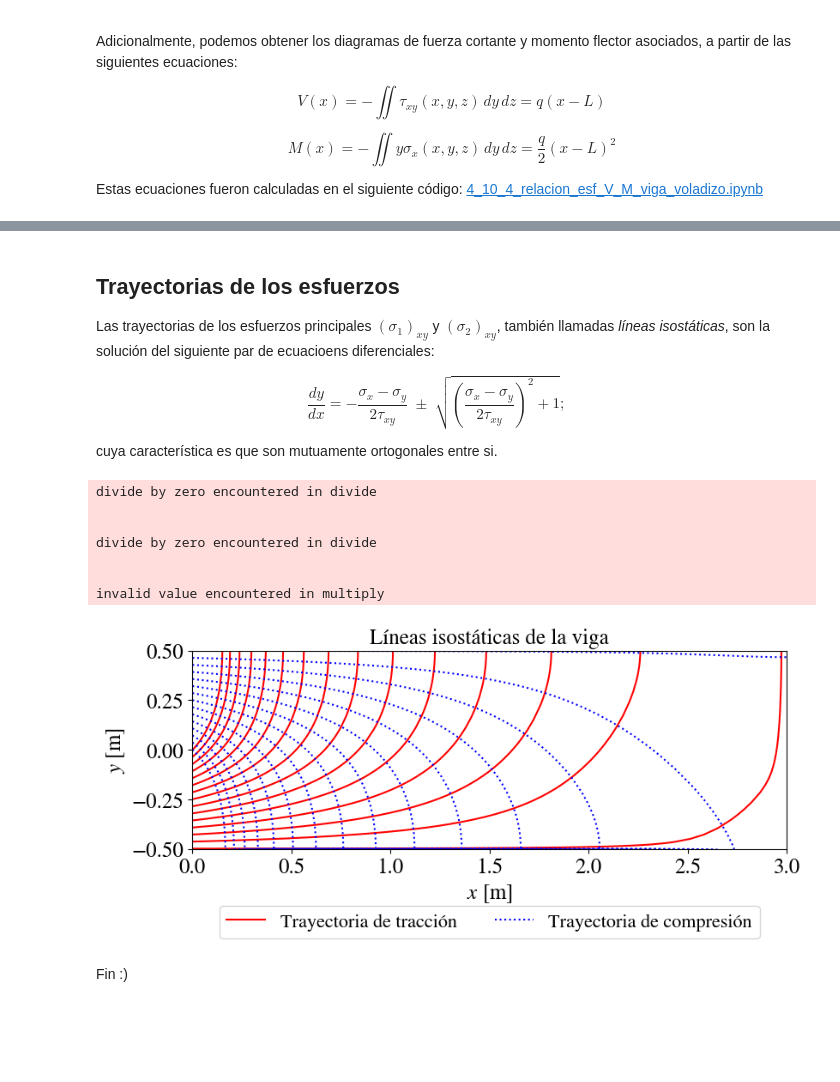
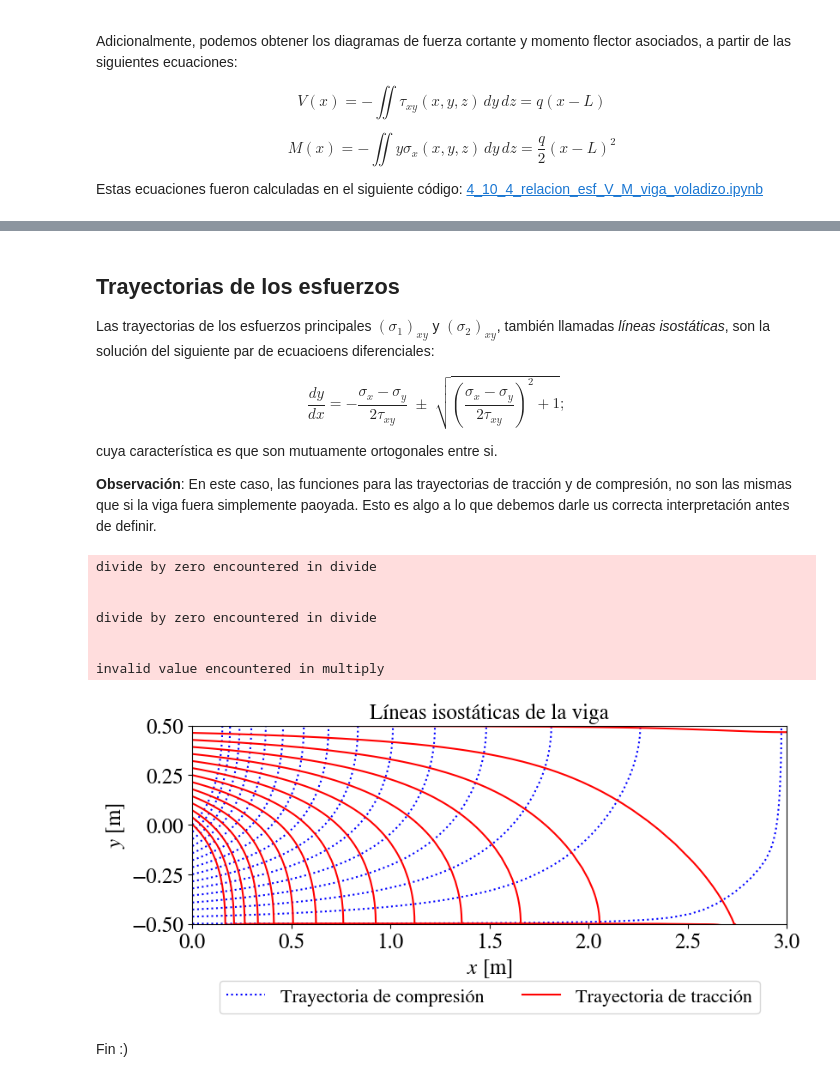
Before and after one commit to michaelherediaperez/medio-continuo, a Jupyter notebook: codigos/cap_04/4_10_analisis_viga_voladizo.ipynb, the cells around one changed output, grey strips where cells are left out. Cells and saved outputs as stored; diff of their text form; code cells hidden in the pictures; blank space fills up the shorter version.

Commit message:
arreglando errores en la graficación de los diagramas de fuerzas internas y de las trayectorias de esfuerzos

```diff
--- a/codigos/cap_04/4_10_analisis_viga_voladizo.ipynb
+++ b/codigos/cap_04/4_10_analisis_viga_voladizo.ipynb
@@ -234,6 +228,8 @@ $$
 $$
 
 cuya característica es que son mutuamente ortogonales entre si.
+
+**Observación**: En este caso, las funciones para las trayectorias de tracción y de compresión, no son las mismas que si la viga fuera simplemente paoyada. Esto es algo a lo que debemos darle us correcta interpretación antes de definir.
 # %%
 # Se definen los esfuerzos (en tensión plana: sz = txz = tyz = 0)
 # Solución de la función de tensión de Airy para una viga en voladizo
@@ -272,20 +268,20 @@ invalid value encountered in multiply
 # %%
 fig, ax = plt.subplots(figsize=(10, 3))
 
-h1 = ax.plot( x1, y1, 'r-', label='Trayectoria de tracción')[0]
-h2 = ax.plot( x2, y2, 'b:', label='Trayectoria de compresión')[0]
+h1 = ax.plot( x1, y1, 'b:', label='Trayectoria de compresión')[0]
+h2 = ax.plot( x2, y2, 'r-', label='Trayectoria de tracción')[0]
 
 ax.set_aspect('equal')
 ax.axis([-0, L, -c, c])
 ax.legend(handles=[h1, h2], loc='lower center', bbox_to_anchor=(0.5, -0.5), ncols=2)
 
 # Se especifican los ejes y el título, y se colocan los ejes iguales.
 ax.set_xlabel("$x$ [m]")
 ax.set_ylabel("$y$ [m]", rotation = 90)
 ax.set_title("Líneas isostáticas de la viga")
 
 plt.show()
 # %% [output]
-[figure, old version]
+[figure, new version]
 # %% [markdown]
 Fin :)
```
Also changed, not shown: parts of 5 cells of this notebook.
